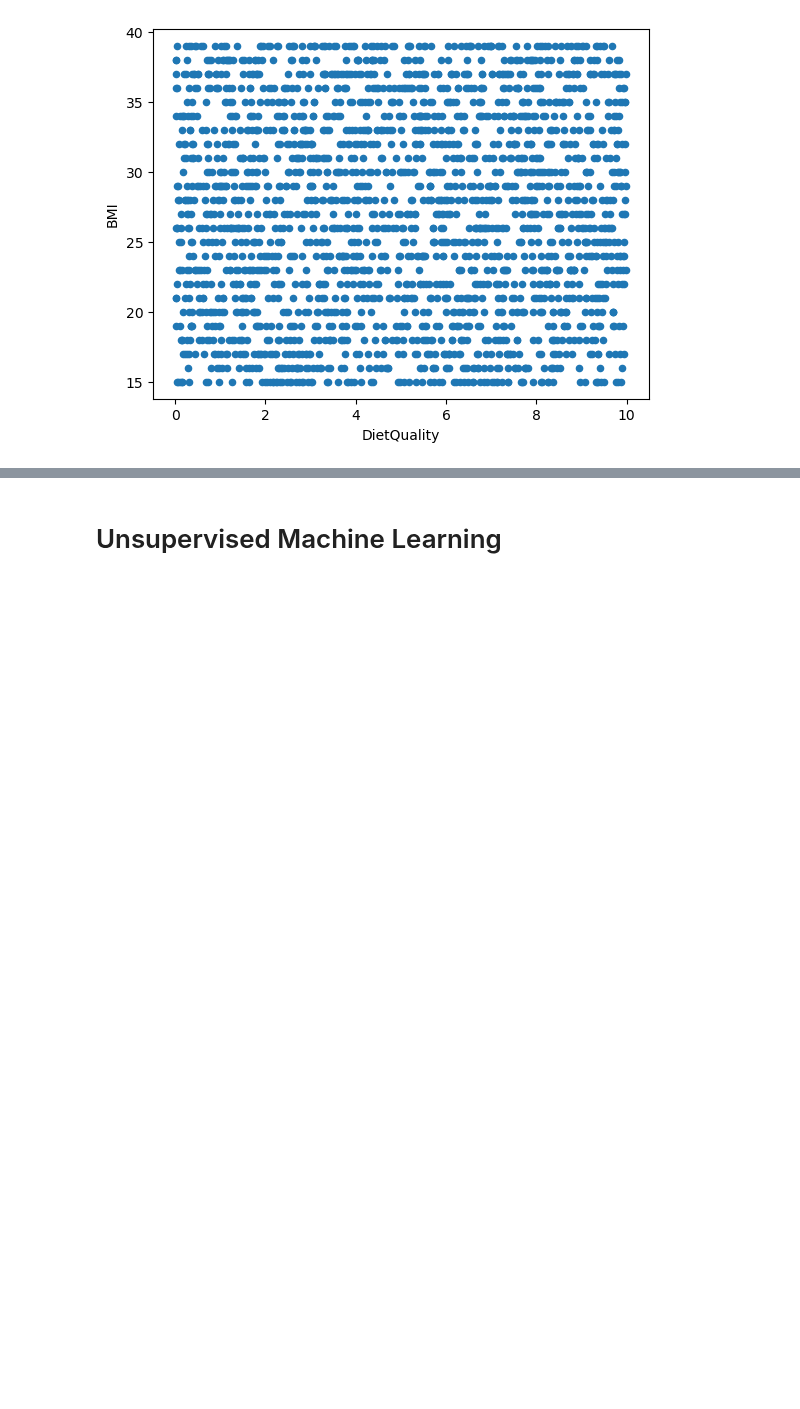
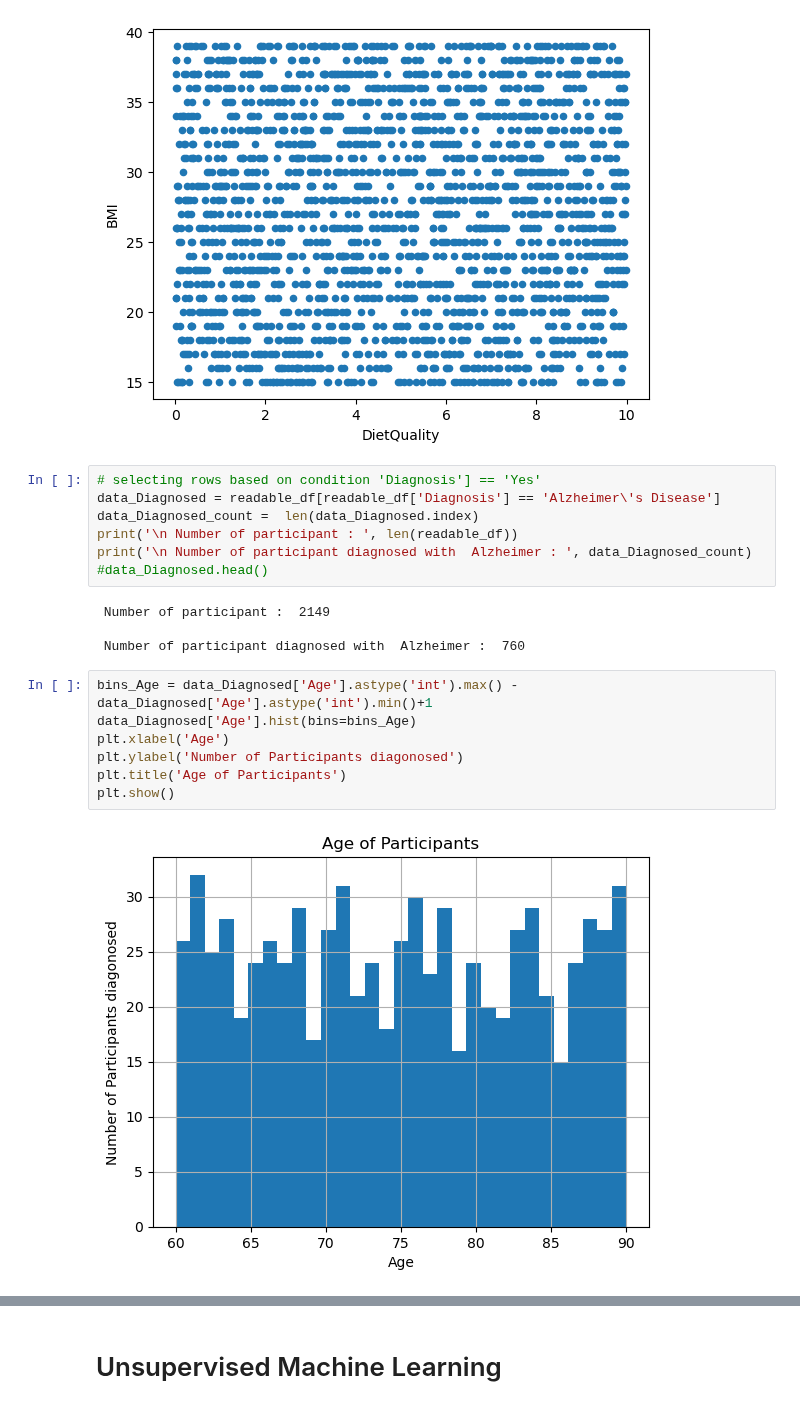
Before and after one commit to rutgers-bootcamp-team-5/project-4, a Jupyter notebook: main.ipynb, the cells around one changed output, grey strips where cells are left out. Cells and saved outputs as stored; diff of their text form; blank space fills up the shorter version.

```diff
--- a/main.ipynb
+++ b/main.ipynb
@@ -172,3 +172,23 @@ readable_df.plot(kind='scatter', x= 'DietQuality', y='BMI')
 plt.show()
 # %% [output]
 [figure]
+# %%
+# selecting rows based on condition 'Diagnosis'] == 'Yes'
+data_Diagnosed = readable_df[readable_df['Diagnosis'] == 'Alzheimer\'s Disease']
+data_Diagnosed_count =  len(data_Diagnosed.index)
+print('\n Number of participant : ', len(readable_df))
+print('\n Number of participant diagnosed with  Alzheimer : ', data_Diagnosed_count)
+#data_Diagnosed.head()
+# %% [output]
+ Number of participant :  2149
+
+ Number of participant diagnosed with  Alzheimer :  760
+# %%
+bins_Age = data_Diagnosed['Age'].astype('int').max() - data_Diagnosed['Age'].astype('int').min()+1
+data_Diagnosed['Age'].hist(bins=bins_Age)
+plt.xlabel('Age')
+plt.ylabel('Number of Participants diagonosed')
+plt.title('Age of Participants')
+plt.show()
+# %% [output]
+[figure, added]
```
Also changed, not shown: parts of 12 cells of this notebook.
